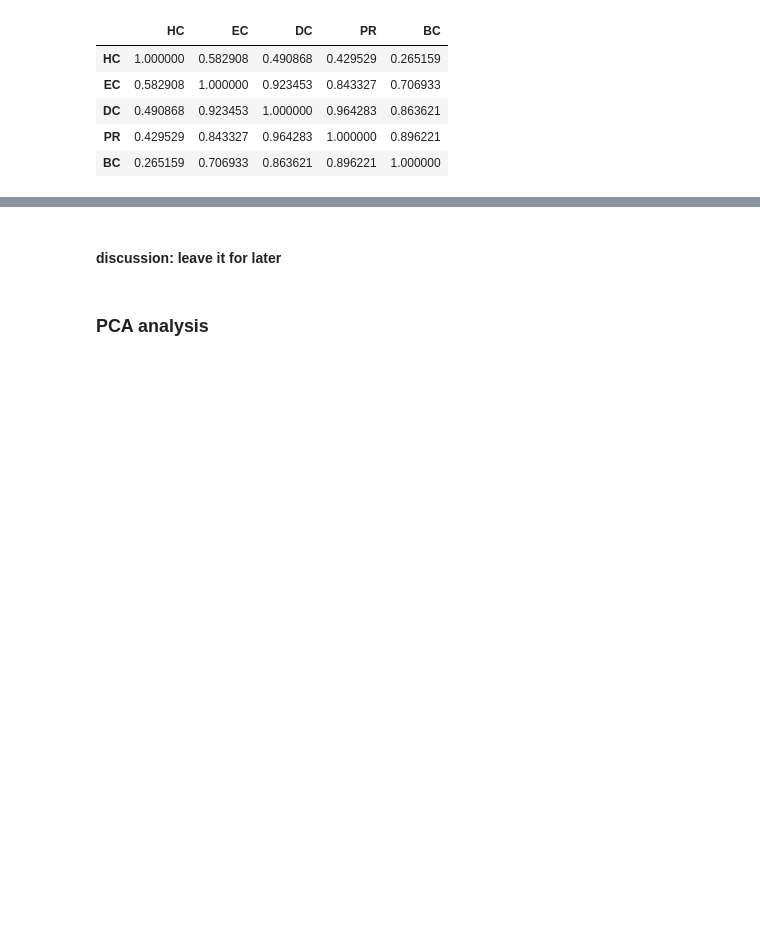
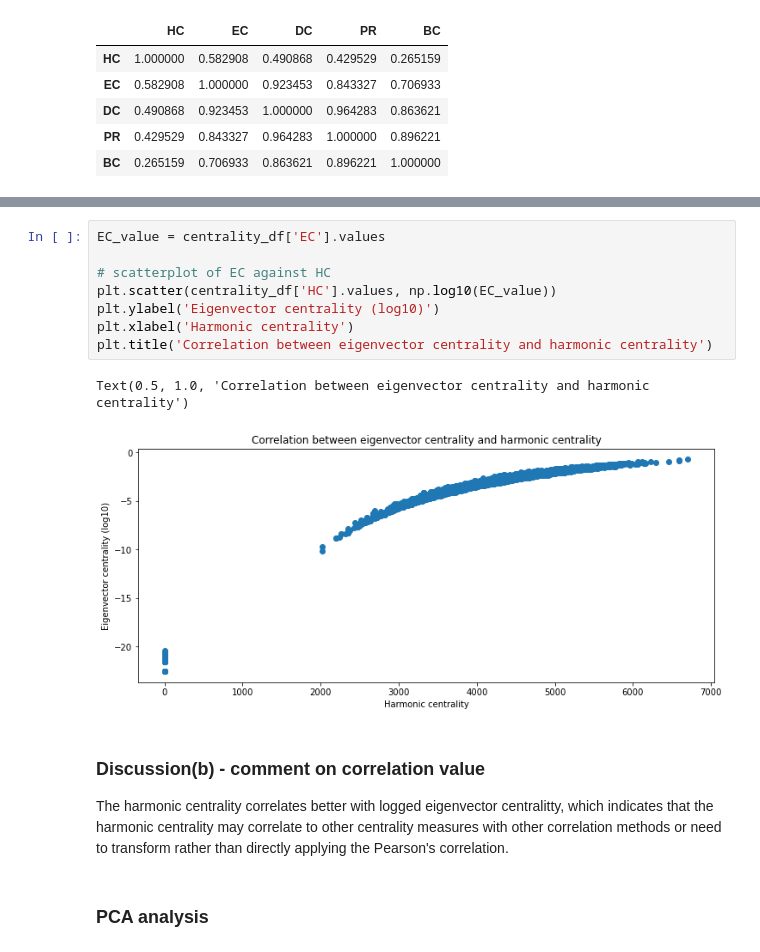
Before and after one commit to chillwei/PPI-network-analysis, a Jupyter notebook: HW1/HW1_Programming.ipynb, the cells around one changed output, grey strips where cells are left out. Cells and saved outputs as stored; diff of their text form; blank space fills up the shorter version.

```diff
--- a/HW1/HW1_Programming.ipynb
+++ b/HW1/HW1_Programming.ipynb
@@ -427,5 +439,17 @@ Text(0.5, 1.0, 'Correlation between eigenvector centrality and harmonic centrali
+# %%
+EC_value = centrality_df['EC'].values
+
+# scatterplot of EC against HC
+plt.scatter(centrality_df['HC'].values, np.log10(EC_value))
+plt.ylabel('Eigenvector centrality (log10)')
+plt.xlabel('Harmonic centrality')
+plt.title('Correlation between eigenvector centrality and harmonic centrality')
+# %% [output]
+Text(0.5, 1.0, 'Correlation between eigenvector centrality and harmonic centrality')
+[figure, added]
 # %% [markdown]
-#### discussion: leave it for later
+### Discussion(b) - comment on correlation value
+The harmonic centrality correlates better with logged eigenvector centralitty, which indicates that the harmonic centrality may correlate to other centrality measures with other correlation methods or need to transform rather than directly applying the Pearson's correlation.
 # %% [markdown]
 ### PCA analysis
 # %%
```
Also changed, not shown: parts of 32 cells of this notebook.
